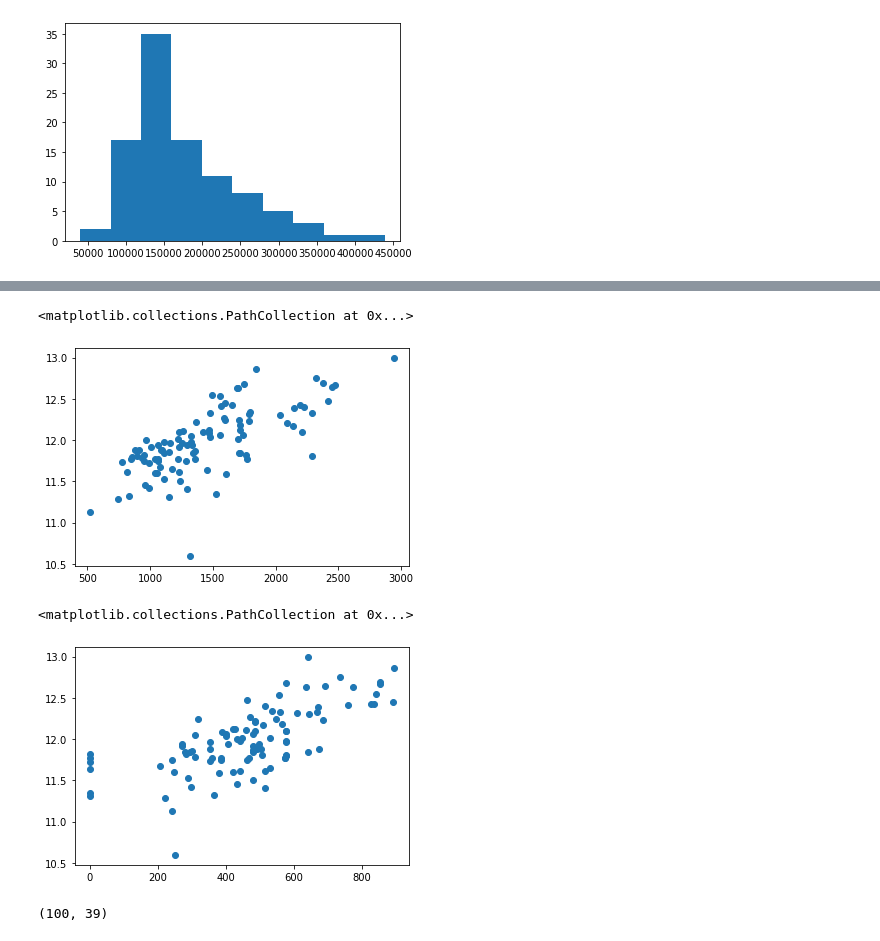
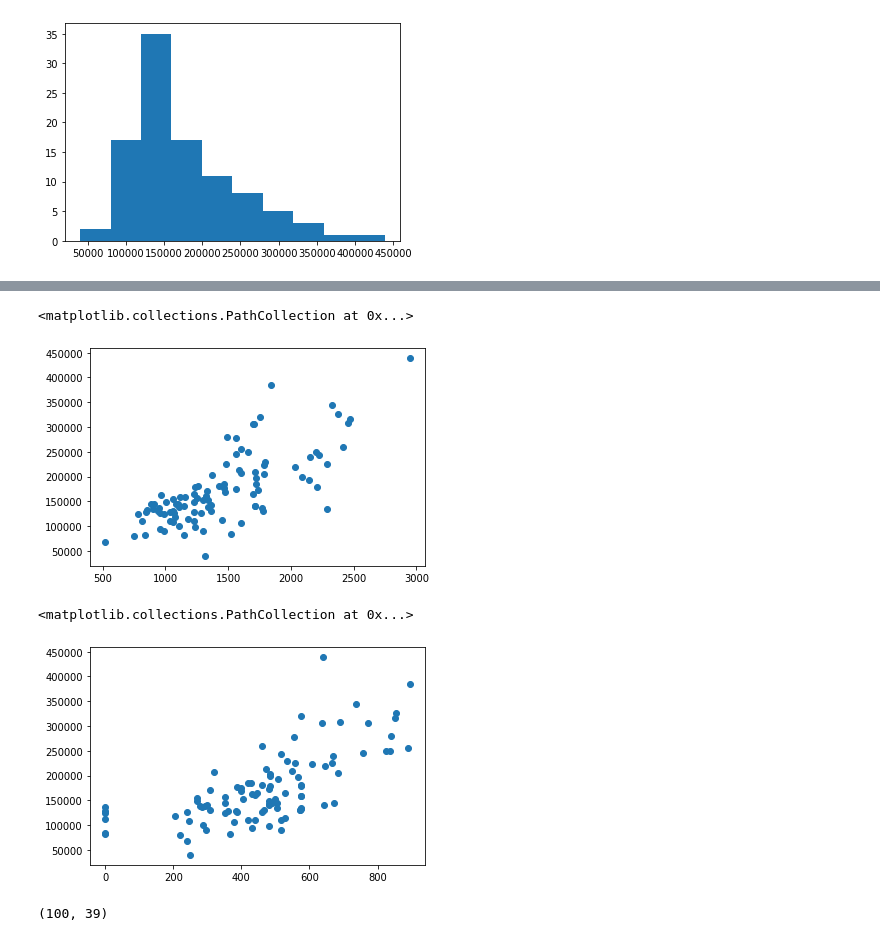
Before and after one commit to johntango/Python100, a Jupyter notebook: Predict House Prices Part 2.ipynb, the cells around one changed output, grey strips where cells are left out. Saved outputs shown, nothing was run; the diff lists cells and outputs as text; code cells hidden in the pictures.

```diff
--- a/Predict House Prices Part 2.ipynb
+++ b/Predict House Prices Part 2.ipynb
@@ -46,13 +43,13 @@ target = np.log(salePrice)
 # %%
-plt.scatter(train['GrLivArea'],y=target)
+plt.scatter(train['GrLivArea'],y=train['SalePrice'])
 # %% [output]
 <matplotlib.collections.PathCollection at 0x...>
-[figure, old version]
+[figure, new version]
 # %%
-plt.scatter(train['GarageArea'],y=target)
+plt.scatter(train['GarageArea'],y=train['SalePrice'])
 # %% [output]
 <matplotlib.collections.PathCollection at 0x...>
-[figure, old version]
+[figure, new version]
 # %%
 nulls = train.isnull().sum().sort_values(ascending=False)[0:20]
 type(nulls)
```
Also changed, not shown: parts of 4 cells of this notebook, 1 other file.
